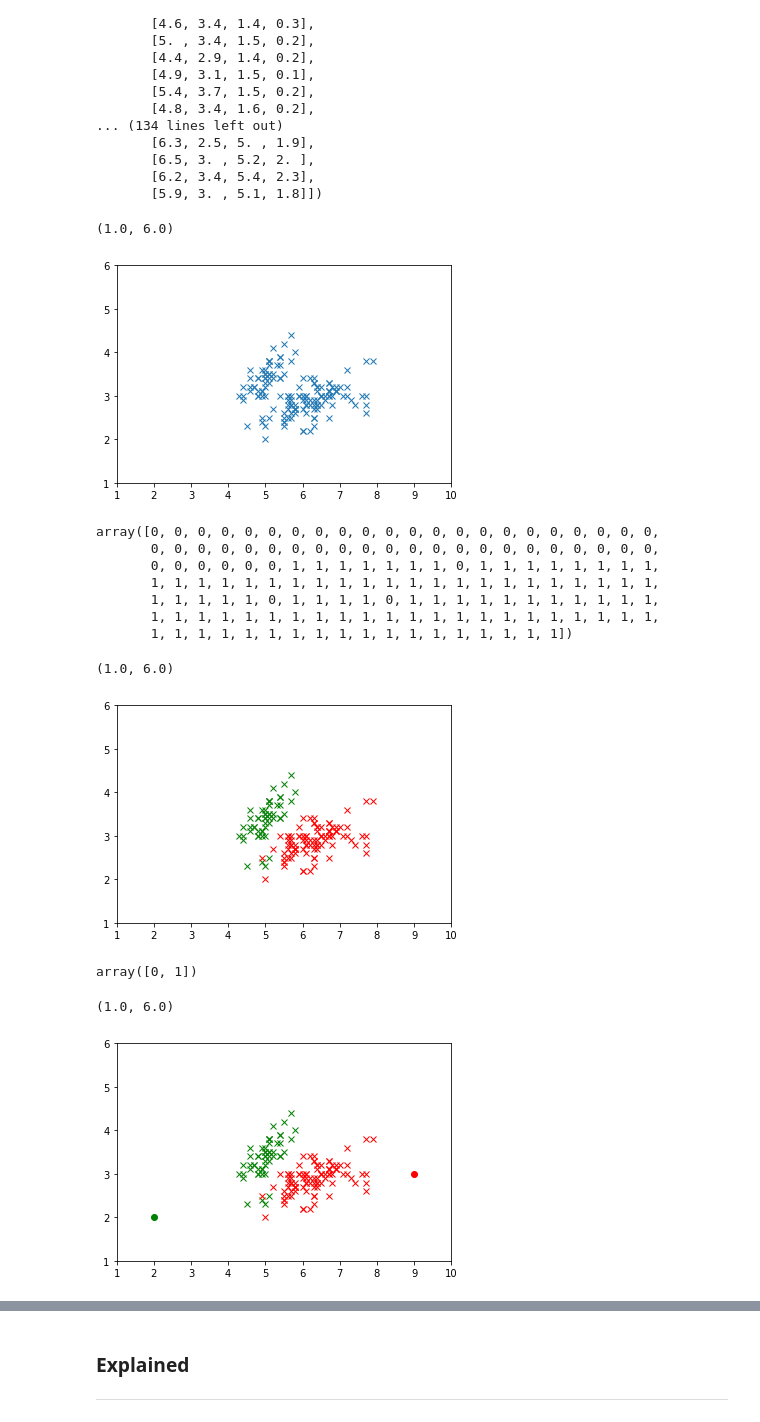
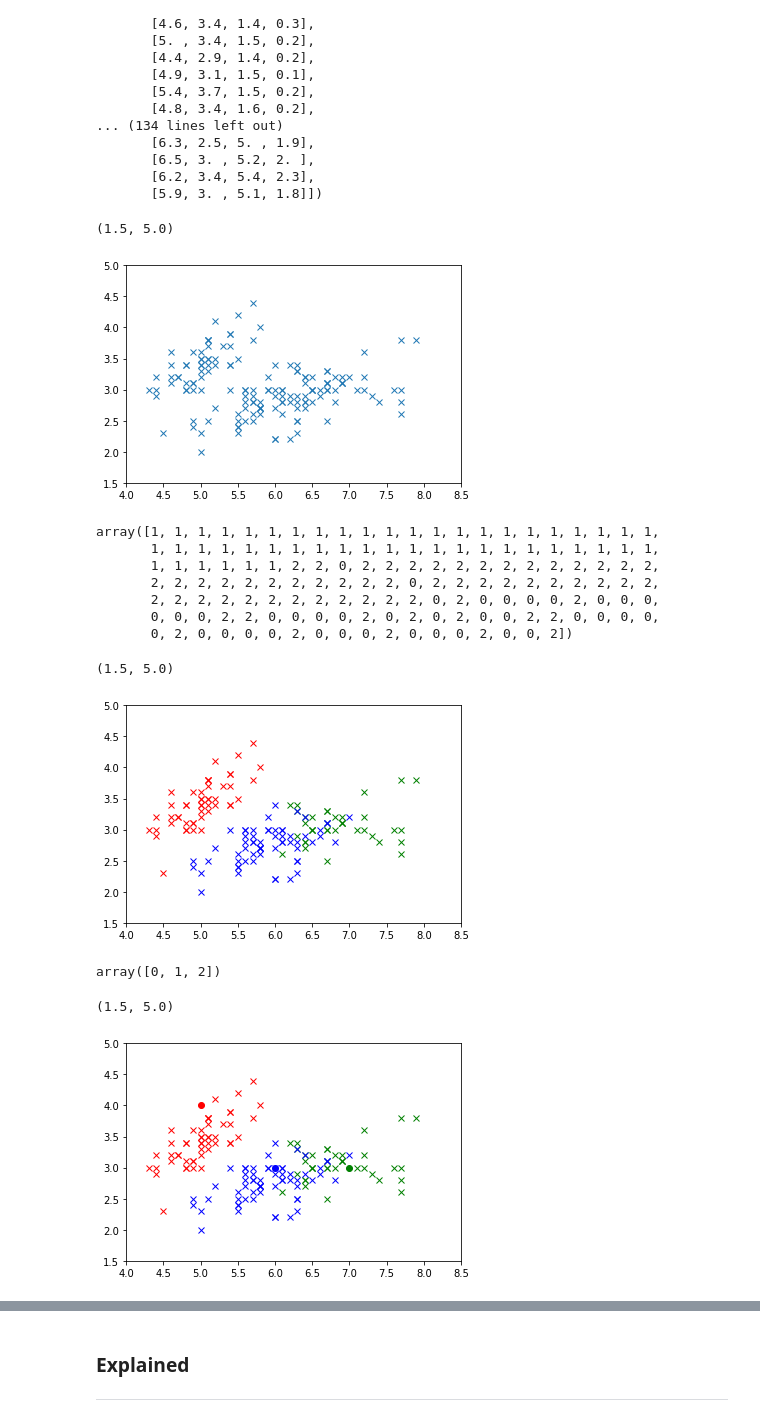
Before and after one commit to JackMcnamee/EmergingTechAssessments, a Jupyter notebook: Task 4.ipynb, the cells around one changed output, grey strips where cells are left out. Cells and saved outputs as stored; diff of their text form; code cells hidden in the pictures.

```diff
--- a/Task 4.ipynb
+++ b/Task 4.ipynb
@@ -41,55 +41,58 @@ array([[5.1, 3.5, 1.4, 0.2],
 # Plot the data set
 plt.plot(x[:,0], x[:,1], 'x')
 # Set limits
-plt.xlim([1, 10])
-plt.ylim([1, 6])
+plt.xlim([4, 8.5])
+plt.ylim([1.5, 5])
 # %% [output]
-(1.0, 6.0)
+(1.5, 5.0)
-[figure, old version]
+[figure, new version]
 # %%
 # Perform kmeans fitting
-kmeans = skcl.KMeans(n_clusters=2, random_state=0).fit(x)
+kmeans = skcl.KMeans(n_clusters=3, random_state=0).fit(x)
 # %%
 # The labels of each point
 kmeans.labels_
 # %% [output]
-array([0, 0, 0, 0, 0, 0, 0, 0, 0, 0, 0, 0, 0, 0, 0, 0, 0, 0, 0, 0, 0, 0,
-       0, 0, 0, 0, 0, 0, 0, 0, 0, 0, 0, 0, 0, 0, 0, 0, 0, 0, 0, 0, 0, 0,
-       0, 0, 0, 0, 0, 0, 1, 1, 1, 1, 1, 1, 1, 0, 1, 1, 1, 1, 1, 1, 1, 1,
+array([1, 1, 1, 1, 1, 1, 1, 1, 1, 1, 1, 1, 1, 1, 1, 1, 1, 1, 1, 1, 1, 1,
        1, 1, 1, 1, 1, 1, 1, 1, 1, 1, 1, 1, 1, 1, 1, 1, 1, 1, 1, 1, 1, 1,
-       1, 1, 1, 1, 1, 0, 1, 1, 1, 1, 0, 1, 1, 1, 1, 1, 1, 1, 1, 1, 1, 1,
-       1, 1, 1, 1, 1, 1, 1, 1, 1, 1, 1, 1, 1, 1, 1, 1, 1, 1, 1, 1, 1, 1,
-       1, 1, 1, 1, 1, 1, 1, 1, 1, 1, 1, 1, 1, 1, 1, 1, 1, 1])
+       1, 1, 1, 1, 1, 1, 2, 2, 0, 2, 2, 2, 2, 2, 2, 2, 2, 2, 2, 2, 2, 2,
+       2, 2, 2, 2, 2, 2, 2, 2, 2, 2, 2, 0, 2, 2, 2, 2, 2, 2, 2, 2, 2, 2,
+       2, 2, 2, 2, 2, 2, 2, 2, 2, 2, 2, 2, 0, 2, 0, 0, 0, 0, 2, 0, 0, 0,
+       0, 0, 0, 2, 2, 0, 0, 0, 0, 2, 0, 2, 0, 2, 0, 0, 2, 2, 0, 0, 0, 0,
+       0, 2, 0, 0, 0, 0, 2, 0, 0, 0, 2, 0, 0, 0, 2, 0, 0, 2])
 # %%
 # Plot the data set
 plt.plot(x[kmeans.labels_ == 0][:,0], x[kmeans.labels_ == 0][:,1], 'gx')
 plt.plot(x[kmeans.labels_ == 1][:,0], x[kmeans.labels_ == 1][:,1], 'rx')
+plt.plot(x[kmeans.labels_ == 2][:,0], x[kmeans.labels_ == 2][:,1], 'bx')
 # Set limits
-plt.xlim([1,10])
-plt.ylim([1,6])
+plt.xlim([4, 8.5])
+plt.ylim([1.5, 5])
 # %% [output]
-(1.0, 6.0)
+(1.5, 5.0)
-[figure, old version]
+[figure, new version]
 # %%
-# Predict the cluster for two points
-newvals = np.array([[2, 2, 2, 2], [9, 3, 8, 4]])
-predictions = kmeans.predict(newvals)
+# Predict the cluster for three points
+y = np.array([[5, 4, 5, 4], [6, 3, 1, 3], [7, 3, 2, 3]])
+predictions = kmeans.predict(y)
 predictions
 # %% [output]
-array([0, 1])
+array([0, 1, 2])
 # %%
 # Plot the data set
 plt.plot(x[kmeans.labels_ == 0][:,0], x[kmeans.labels_ == 0][:,1], 'gx')
 plt.plot(x[kmeans.labels_ == 1][:,0], x[kmeans.labels_ == 1][:,1], 'rx')
+plt.plot(x[kmeans.labels_ == 2][:,0], x[kmeans.labels_ == 2][:,1], 'bx')
 # Plot predictions
-plt.plot(newvals[predictions == 0][:,0], newvals[predictions == 0][:,1], 'go')
-plt.plot(newvals[predictions == 1][:,0], newvals[predictions == 1][:,1], 'ro')
+plt.plot(y[predictions == 0][:,0], y[predictions == 0][:,1], 'ro')
+plt.plot(y[predictions == 1][:,0], y[predictions == 1][:,1], 'bo')
+plt.plot(y[predictions == 2][:,0], y[predictions == 2][:,1], 'go')
 # Set limits
-plt.xlim([1,10])
-plt.ylim([1,6])
+plt.xlim([4, 8.5])
+plt.ylim([1.5, 5])
 # %% [output]
-(1.0, 6.0)
+(1.5, 5.0)
-[figure, old version]
+[figure, new version]
 # %%
 # The coordinates of cluster centers
 center = kmeans.cluster_centers_
```
Also changed, not shown: parts of 5 cells of this notebook.
